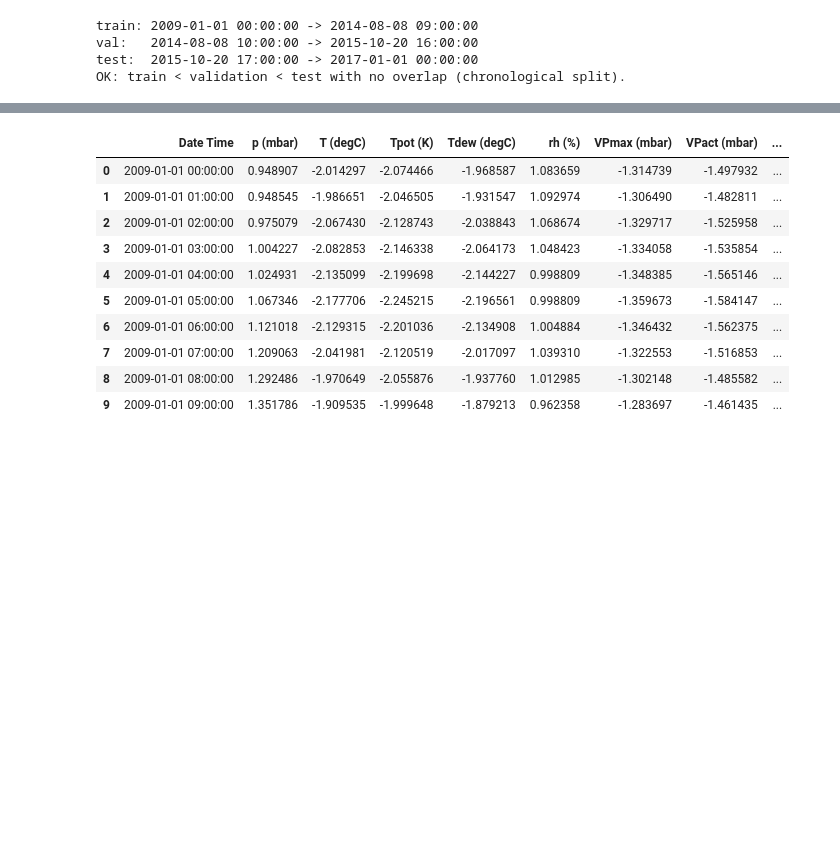
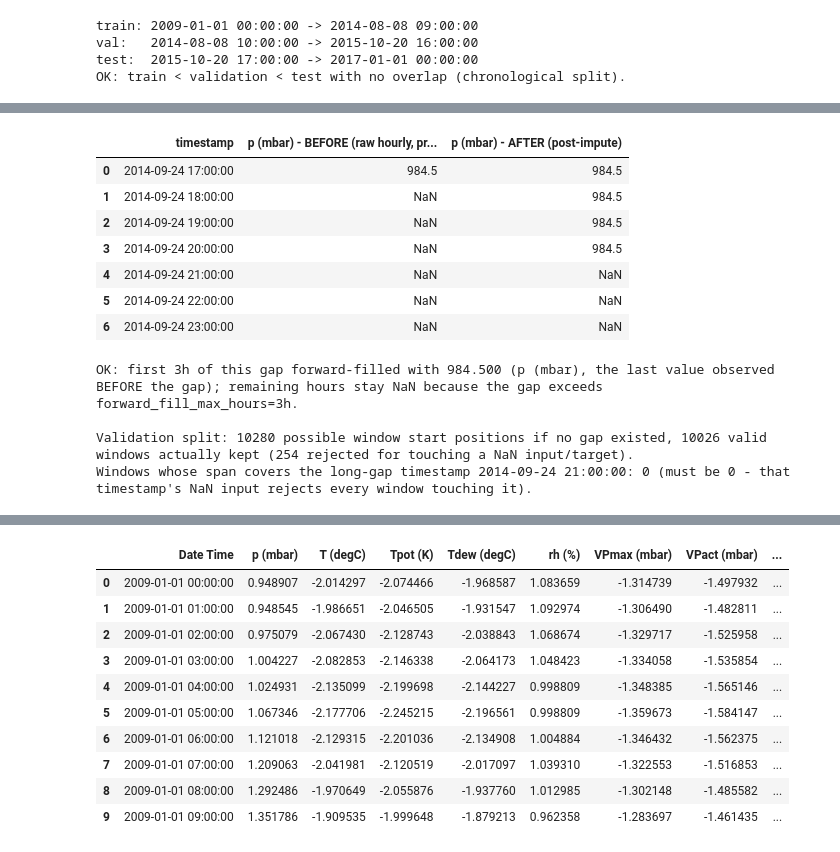
Before and after one commit to ntruonghuynh/Project_DL_Weather_Forecasting, a Jupyter notebook: notebooks/02_preprocessing_check.ipynb, the cells around one changed output, grey strips where cells are left out. Saved outputs shown, nothing was run; the diff lists cells and outputs as text; code cells hidden in the pictures; blank space fills up the shorter version.

```diff
--- a/notebooks/02_preprocessing_check.ipynb
+++ b/notebooks/02_preprocessing_check.ipynb
@@ -293,0 +413,71 @@ statistics into normalization - which this pipeline avoids by fitting on train o
+# %%
+from src.data.dataset import WeatherForecastDataset
+
+# --- SHORT portion of a gap: forward-fill in action -------------------------
+input_feature_columns = [c for c in pp.FEATURE_COLUMNS if c != pp.TARGET_COLUMN]
+ffill_limit = DATA_CONFIG["missing"]["forward_fill_max_hours"]
+
+pre_missing_idx = val_raw.index[val_raw[input_feature_columns].isna().any(axis=1)]
+gap_start = int(pre_missing_idx.min())
+example_col = next(c for c in input_feature_columns if pd.isna(val_raw.loc[gap_start, c]))
+last_valid_value = val_raw.loc[gap_start - 1, example_col]
+
+window_idx = range(gap_start - 1, gap_start + ffill_limit + 3)
+illustration = pd.DataFrame(
+    {
+        "timestamp": val_raw.loc[window_idx, pp.TIMESTAMP_COLUMN].values,
+        f"{example_col} - BEFORE (raw hourly, pre-impute)": val_raw.loc[window_idx, example_col].values,
+        f"{example_col} - AFTER (post-impute)": val_imp.loc[window_idx, example_col].values,
+    }
+)
+display(illustration)
+
+filled_rows = illustration.iloc[1 : 1 + ffill_limit]
+still_nan_rows = illustration.iloc[1 + ffill_limit :]
+assert (filled_rows[f"{example_col} - AFTER (post-impute)"] == last_valid_value).all(), (
+    "the first forward_fill_max_hours rows of the gap must be forward-filled with the last observed value"
+)
+assert still_nan_rows[f"{example_col} - AFTER (post-impute)"].isna().all(), (
+    "rows beyond forward_fill_max_hours must remain NaN, not fabricated"
+)
+print(
+    f"OK: first {ffill_limit}h of this gap forward-filled with {last_valid_value:.3f} "
+    f"({example_col}, the last value observed BEFORE the gap); remaining hours stay NaN "
+    f"because the gap exceeds forward_fill_max_hours={ffill_limit}h."
+)
+
+# --- LONG/CRITICAL remainder of the gap: window rejection -------------------
+val_dataset = WeatherForecastDataset(val_df, pp.FEATURE_COLUMNS, pp.TARGET_COLUMN)
+naive_max_windows = (
+    len(val_df) - (DATA_CONFIG["window"]["input_length_hours"] + DATA_CONFIG["window"]["horizon_hours"]) + 1
+)
+print(
+    f"\nValidation split: {naive_max_windows} possible window start positions if no gap existed, "
+    f"{len(val_dataset)} valid windows actually kept "
+    f"({naive_max_windows - len(val_dataset)} rejected for touching a NaN input/target)."
+)
+
+long_gap_timestamp = val_df.loc[val_df[input_feature_columns].isna().any(axis=1), pp.TIMESTAMP_COLUMN].iloc[0]
+covering_windows = sum(
+    1
+    for i in range(len(val_dataset))
+    if val_dataset.window_bounds(i)["input_start"] <= long_gap_timestamp <= val_dataset.window_bounds(i)["forecast_end"]
+)
+print(
+    f"Windows whose span covers the long-gap timestamp {long_gap_timestamp}: {covering_windows} "
+    "(must be 0 - that timestamp's NaN input rejects every window touching it)."
+)
+assert covering_windows == 0
+# %% [output]
+|  | timestamp | p (mbar) - BEFORE (raw hourly, pr... | p (mbar) - AFTER (post-impute) |
+| 0 | 2014-09-24 17:00:00 | 984.5 | 984.5 |
+| 1 | 2014-09-24 18:00:00 | NaN | 984.5 |
+| 2 | 2014-09-24 19:00:00 | NaN | 984.5 |
+| 3 | 2014-09-24 20:00:00 | NaN | 984.5 |
+| 4 | 2014-09-24 21:00:00 | NaN | NaN |
+| 5 | 2014-09-24 22:00:00 | NaN | NaN |
+| 6 | 2014-09-24 23:00:00 | NaN | NaN |
+OK: first 3h of this gap forward-filled with 984.500 (p (mbar), the last value observed BEFORE the gap); remaining hours stay NaN because the gap exceeds forward_fill_max_hours=3h.
+
+Validation split: 10280 possible window start positions if no gap existed, 10026 valid windows actually kept (254 rejected for touching a NaN input/target).
+Windows whose span covers the long-gap timestamp 2014-09-24 21:00:00: 0 (must be 0 - that timestamp's NaN input rejects every window touching it).
```
Also changed, not shown: parts of 33 cells of this notebook, 19 other files.
